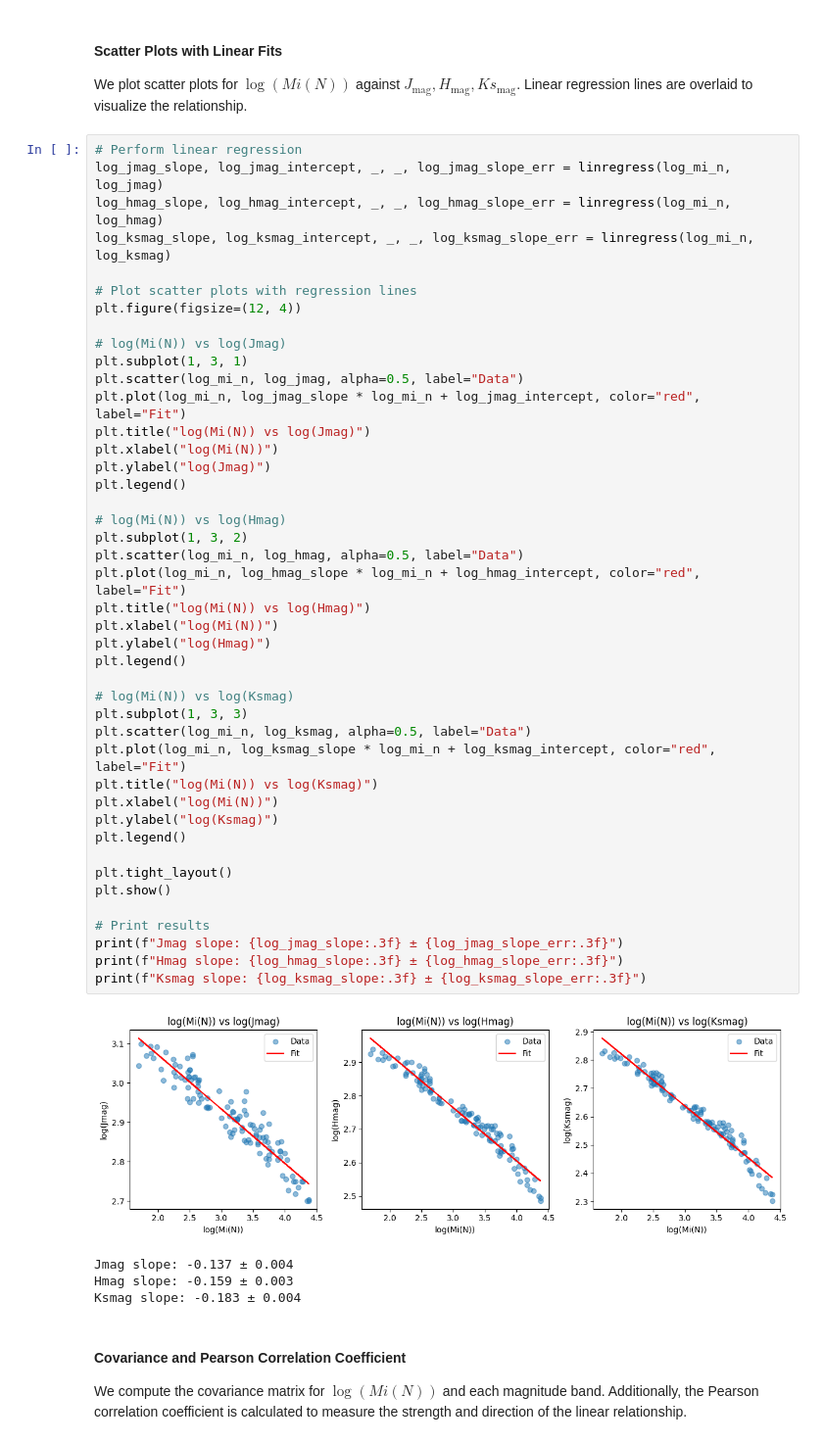
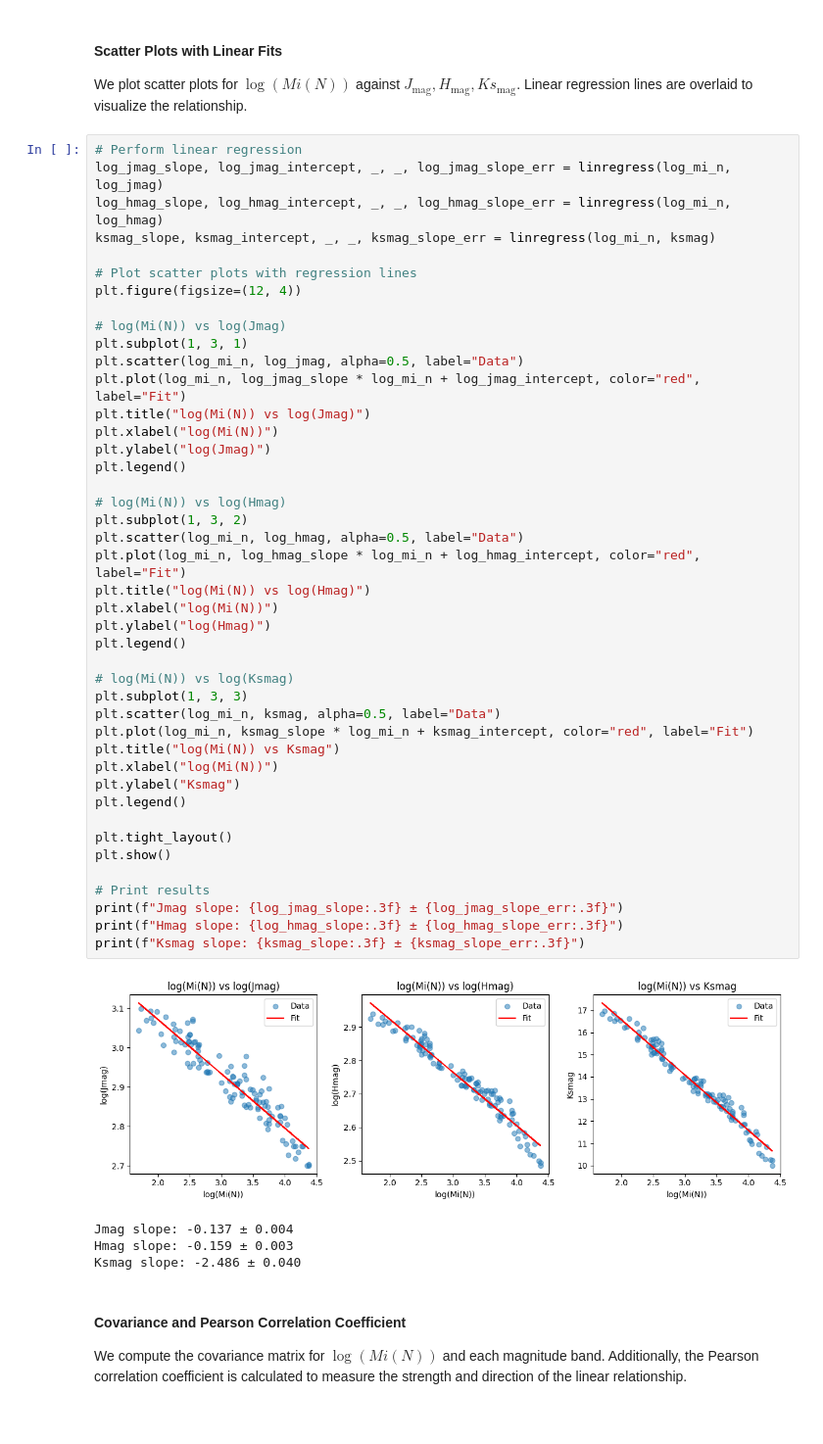
Before and after one commit to laxm7/sta_project, a Jupyter notebook: imf_chiara_felix_laxman.ipynb, the cells around one changed output. Shown: that part at 98% size. Drawn from its saved outputs; the diff is of its cells as text.

```diff
--- a/imf_chiara_felix_laxman.ipynb
+++ b/imf_chiara_felix_laxman.ipynb
@@ -711,7 +711,7 @@ We plot scatter plots for $\log(Mi(N))$ against $J_{\text{mag}}, H_{\text{mag}},
 # Perform linear regression
 log_jmag_slope, log_jmag_intercept, _, _, log_jmag_slope_err = linregress(log_mi_n, log_jmag)
 log_hmag_slope, log_hmag_intercept, _, _, log_hmag_slope_err = linregress(log_mi_n, log_hmag)
-log_ksmag_slope, log_ksmag_intercept, _, _, log_ksmag_slope_err = linregress(log_mi_n, log_ksmag)
+ksmag_slope, ksmag_intercept, _, _, ksmag_slope_err = linregress(log_mi_n, ksmag)
 
 # Plot scatter plots with regression lines
 plt.figure(figsize=(12, 4))
@@ -719,42 +719,42 @@ plt.figure(figsize=(12, 4))
 # log(Mi(N)) vs log(Jmag)
 plt.subplot(1, 3, 1)
 plt.scatter(log_mi_n, log_jmag, alpha=0.5, label="Data")
 plt.plot(log_mi_n, log_jmag_slope * log_mi_n + log_jmag_intercept, color="red", label="Fit")
 plt.title("log(Mi(N)) vs log(Jmag)")
 plt.xlabel("log(Mi(N))")
 plt.ylabel("log(Jmag)")
 plt.legend()
 
 # log(Mi(N)) vs log(Hmag)
 plt.subplot(1, 3, 2)
 plt.scatter(log_mi_n, log_hmag, alpha=0.5, label="Data")
 plt.plot(log_mi_n, log_hmag_slope * log_mi_n + log_hmag_intercept, color="red", label="Fit")
 plt.title("log(Mi(N)) vs log(Hmag)")
 plt.xlabel("log(Mi(N))")
 plt.ylabel("log(Hmag)")
 plt.legend()
 
 # log(Mi(N)) vs log(Ksmag)
 plt.subplot(1, 3, 3)
-plt.scatter(log_mi_n, log_ksmag, alpha=0.5, label="Data")
-plt.plot(log_mi_n, log_ksmag_slope * log_mi_n + log_ksmag_intercept, color="red", label="Fit")
-plt.title("log(Mi(N)) vs log(Ksmag)")
+plt.scatter(log_mi_n, ksmag, alpha=0.5, label="Data")
+plt.plot(log_mi_n, ksmag_slope * log_mi_n + ksmag_intercept, color="red", label="Fit")
+plt.title("log(Mi(N)) vs Ksmag")
 plt.xlabel("log(Mi(N))")
-plt.ylabel("log(Ksmag)")
+plt.ylabel("Ksmag")
 plt.legend()
 
 plt.tight_layout()
 plt.show()
 
 # Print results
 print(f"Jmag slope: {log_jmag_slope:.3f} ± {log_jmag_slope_err:.3f}")
 print(f"Hmag slope: {log_hmag_slope:.3f} ± {log_hmag_slope_err:.3f}")
-print(f"Ksmag slope: {log_ksmag_slope:.3f} ± {log_ksmag_slope_err:.3f}")
+print(f"Ksmag slope: {ksmag_slope:.3f} ± {ksmag_slope_err:.3f}")
 # %% [output]
-[figure, old version]
+[figure, new version]
 Jmag slope: -0.137 ± 0.004
 Hmag slope: -0.159 ± 0.003
-Ksmag slope: -0.183 ± 0.004
+Ksmag slope: -2.486 ± 0.040
 # %% [markdown]
 #### Covariance and Pearson Correlation Coefficient
 We compute the covariance matrix for $\log(Mi(N))$ and each magnitude band. Additionally, the Pearson correlation coefficient is calculated to measure the strength and direction of the linear relationship.
```
Also changed, not shown: parts of 4 cells of this notebook.
